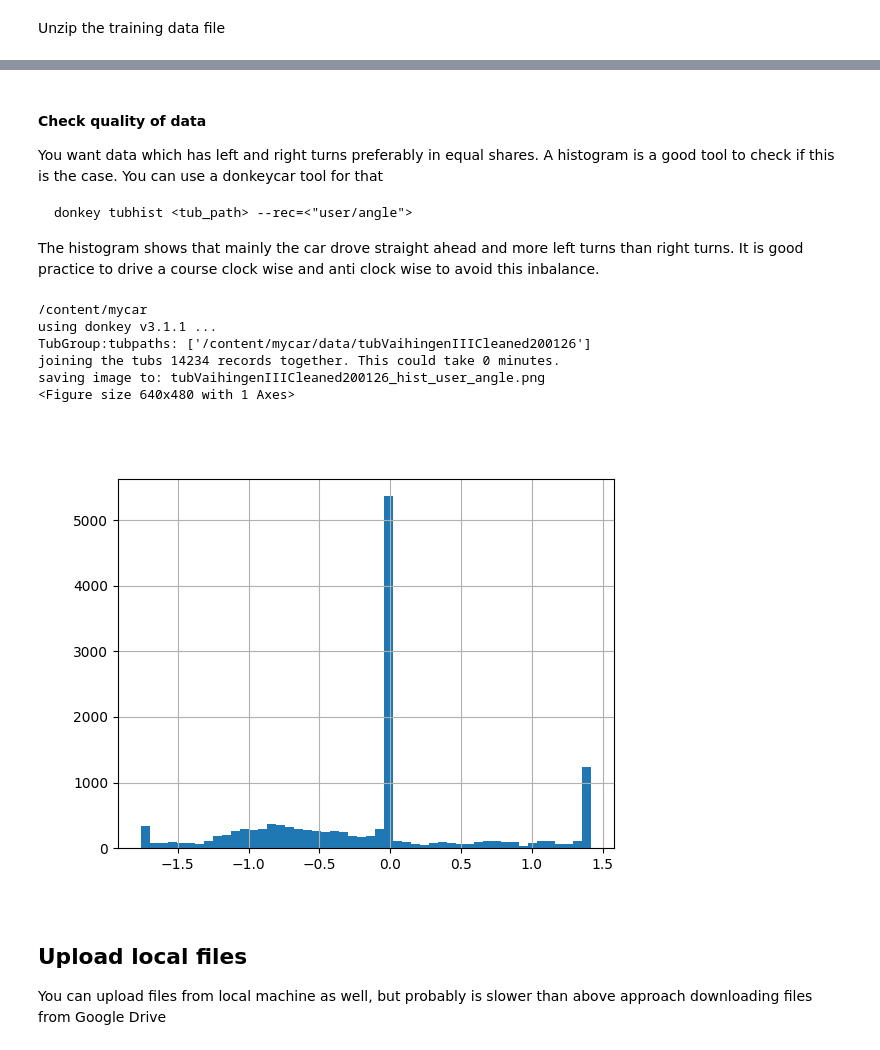
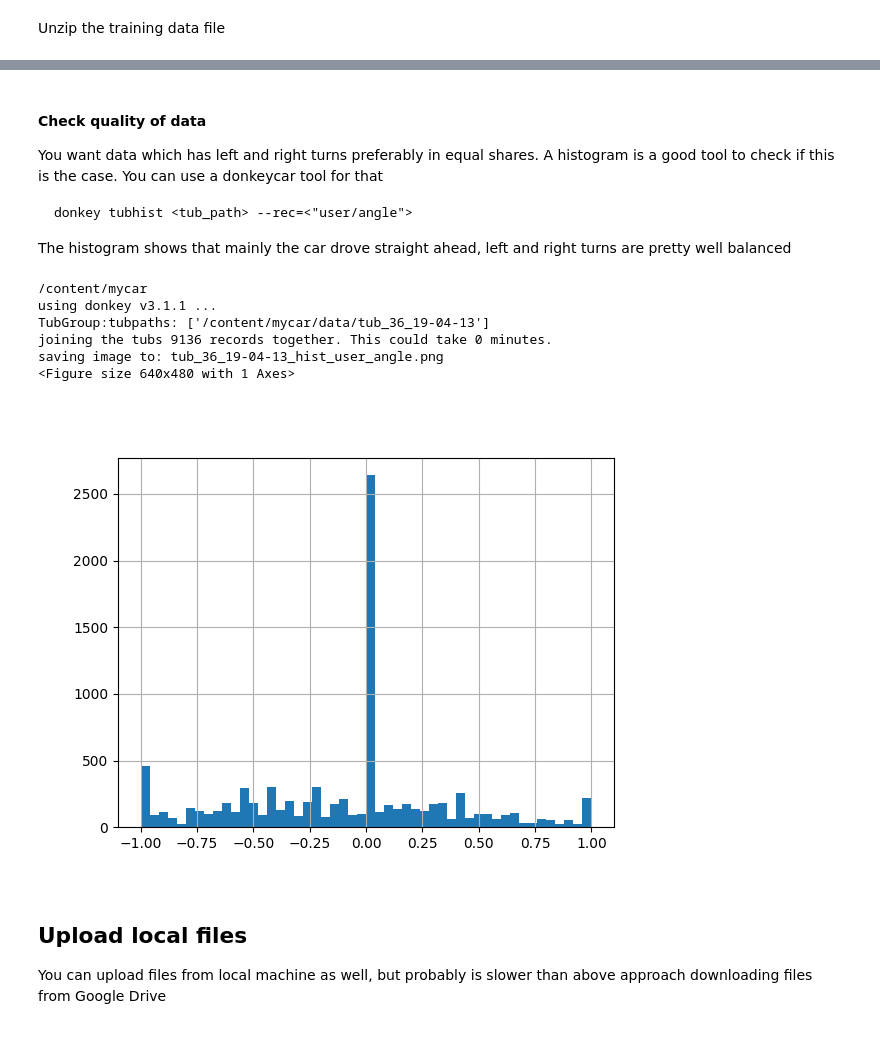
Before and after one commit to nvtkaszpir/MlFastAiBlog, a Jupyter notebook: _notebooks/2020-03-01-TrainDonkeyCar.ipynb, the cells around one changed output, grey strips where cells are left out. Cells and saved outputs as stored; diff of their text form; code cells hidden in the pictures.

````diff
--- a/_notebooks/2020-03-01-TrainDonkeyCar.ipynb
+++ b/_notebooks/2020-03-01-TrainDonkeyCar.ipynb
@@ -323,20 +323,21 @@ You want data which has left and right turns preferably in equal shares. A histo
 ```
 donkey tubhist <tub_path> --rec=<"user/angle">
 ```
-The histogram shows that mainly the car drove straight ahead and more left turns than right turns. It is good practice to drive a course clock wise and anti clock wise to avoid this inbalance.
+The histogram shows that mainly the car drove straight ahead, left and right turns are pretty well balanced
 # %%
+tub_name="tub_36_19-04-13"
 %cd /content/mycar
 !donkey tubhist --tub data/{tub_name} --rec="user/angle"
-file = glob.glob("tubVaihingenIIICleaned200126_hist_user_angle.png")
+file = glob.glob("tub_36_19-04-13_hist_user_angle.png")
 Image(file[0])
 # %% [output]
 /content/mycar
 using donkey v3.1.1 ...
-TubGroup:tubpaths: ['/content/mycar/data/tubVaihingenIIICleaned200126']
-joining the tubs 14234 records together. This could take 0 minutes.
-saving image to: tubVaihingenIIICleaned200126_hist_user_angle.png
+TubGroup:tubpaths: ['/content/mycar/data/tub_36_19-04-13']
+joining the tubs 9136 records together. This could take 0 minutes.
+saving image to: tub_36_19-04-13_hist_user_angle.png
 <Figure size 640x480 with 1 Axes>
-[figure, old version]
+[figure, new version]
 # %% [markdown]
 ## Upload local files
 You can upload files from local machine as well, but probably is slower than above approach downloading files from Google Drive
````
Also changed, not shown: parts of 9 cells of this notebook.
